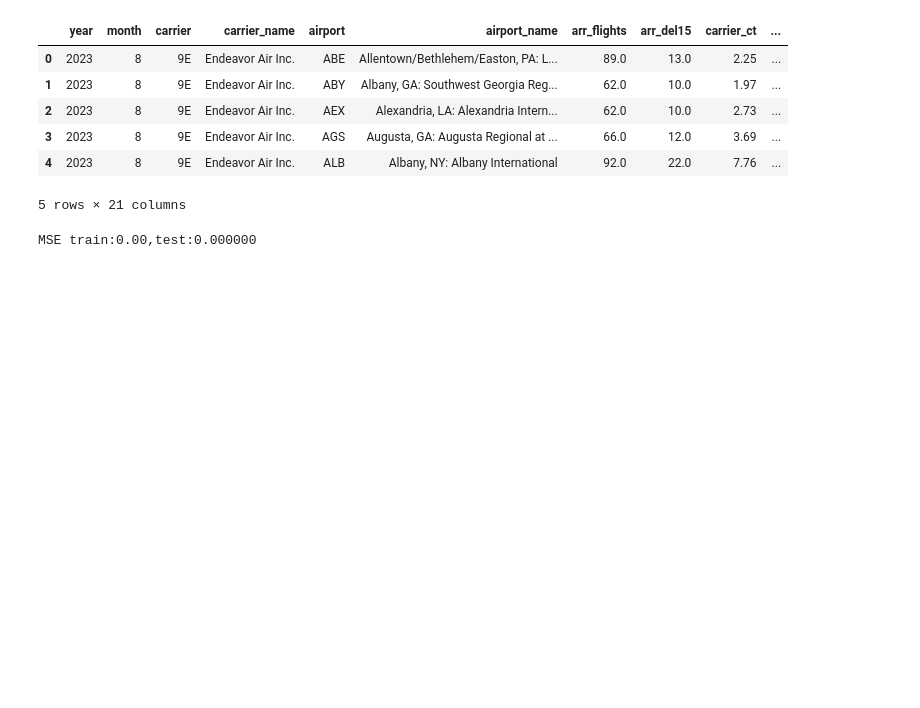
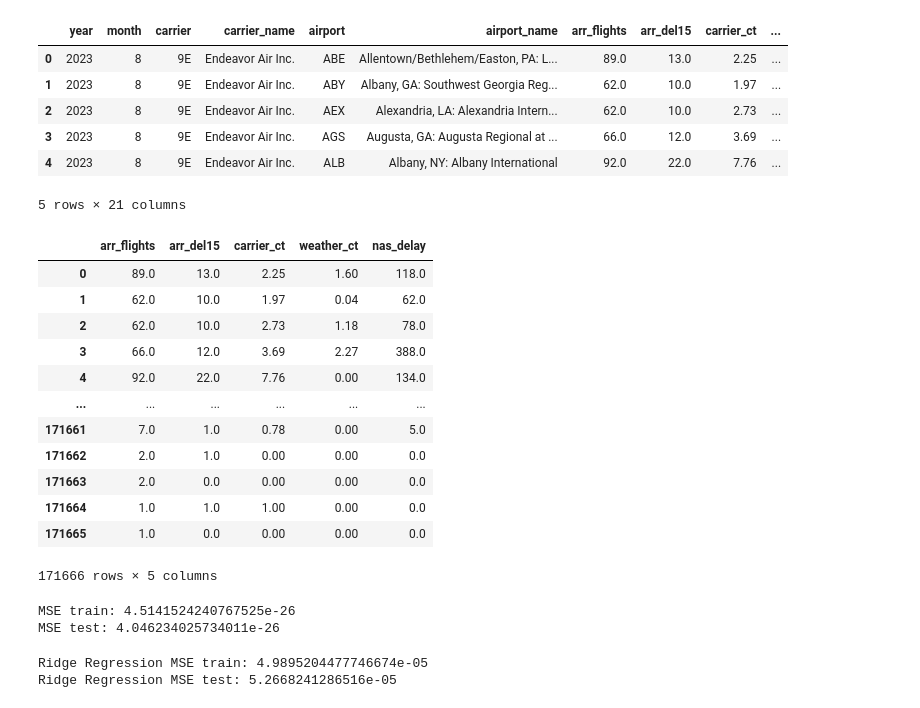
Before and after one commit to kkiyota63/PL4, a Jupyter notebook: PL4_8.ipynb, the cells around one changed output. Cells and saved outputs as stored; diff of their text form; code cells hidden in the pictures; blank space fills up the shorter version.

```diff
--- a/PL4_8.ipynb
+++ b/PL4_8.ipynb
@@ -244,17 +269,17 @@ target = 'arr_del15'
-# %%
-# 欠損値の処理
-# 目的変数に欠損値があれば除外
-data = data.dropna(subset=[target])
-
-# 目的変数に対応する特徴量の行も除外
-features_df = features_df.loc[data.index]
-
-# 数値特徴量の欠損値を平均値で、カテゴリ特徴量の欠損値を最頻値で埋める
-for column in features_df.columns:
-    if features_df[column].dtype == 'object':
-        features_df[column].fillna(features_df[column].mode()[0], inplace=True)
-    else:
-        features_df[column].fillna(features_df[column].mean(), inplace=True)
-# %% [output]
-MSE train:0.00,test:0.000000
+# %%
+features_df
+# %% [output]
+|  | arr_flights | arr_del15 | carrier_ct | weather_ct | nas_delay |
+| 0 | 89.0 | 13.0 | 2.25 | 1.60 | 118.0 |
+| 1 | 62.0 | 10.0 | 1.97 | 0.04 | 62.0 |
+| 2 | 62.0 | 10.0 | 2.73 | 1.18 | 78.0 |
+| 3 | 66.0 | 12.0 | 3.69 | 2.27 | 388.0 |
+| 4 | 92.0 | 22.0 | 7.76 | 0.00 | 134.0 |
+| ... | ... | ... | ... | ... | ... |
+| 171661 | 7.0 | 1.0 | 0.78 | 0.00 | 5.0 |
+| 171662 | 2.0 | 1.0 | 0.00 | 0.00 | 0.0 |
+| 171663 | 2.0 | 0.0 | 0.00 | 0.00 | 0.0 |
+| 171664 | 1.0 | 1.0 | 1.00 | 0.00 | 0.0 |
+| 171665 | 1.0 | 0.0 | 0.00 | 0.00 | 0.0 |
+171666 rows × 5 columns
 # %%
@@ -282,0 +317,6 @@ print('MSE train:%.2f,test:%2f'%(np.mean((y_train - y_train_pred)**2),mean_squar
+# %%
+print("MSE train:", mse_train)
+print("MSE test:", mse_test)
+# %% [output]
+MSE train: 4.5141524240767525e-26
+MSE test: 4.046234025734011e-26
@@ -282,0 +325,18 @@ print('MSE train:%.2f,test:%2f'%(np.mean((y_train - y_train_pred)**2),mean_squar
+# %%
+# リッジ回帰モデルの構築と訓練
+ridge_model = Ridge(alpha=1.0)  # alphaは正則化の強度を調整するパラメータ
+ridge_model.fit(X_train_std, y_train)
+
+# 訓練データとテストデータでの予測
+y_train_pred_ridge = ridge_model.predict(X_train_std)
+y_test_pred_ridge = ridge_model.predict(X_test_std)
+
+# MSEの計算
+mse_train_ridge = mean_squared_error(y_train, y_train_pred_ridge)
+mse_test_ridge = mean_squared_error(y_test, y_test_pred_ridge)
+
+print("Ridge Regression MSE train:", mse_train_ridge)
+print("Ridge Regression MSE test:", mse_test_ridge)
+# %% [output]
+Ridge Regression MSE train: 4.9895204477746674e-05
+Ridge Regression MSE test: 5.2668241286516e-05
```
Also changed, not shown: parts of 7 cells of this notebook.
